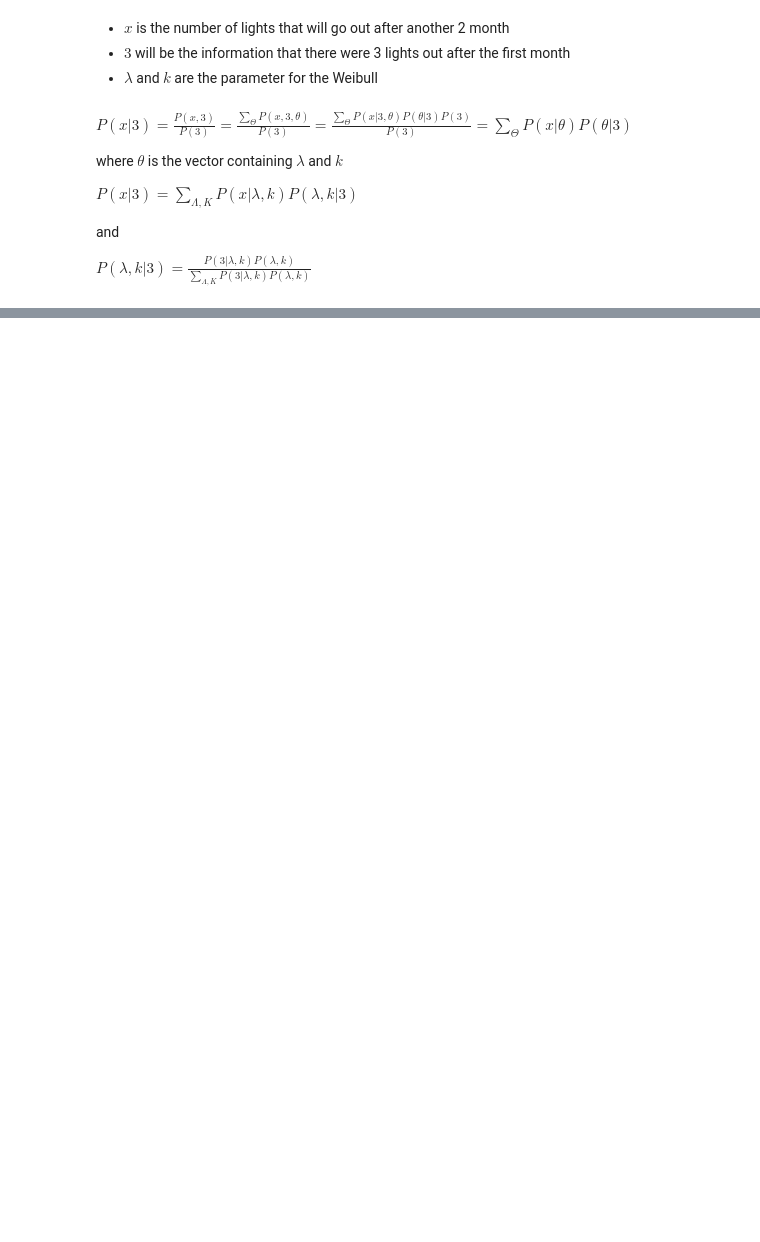
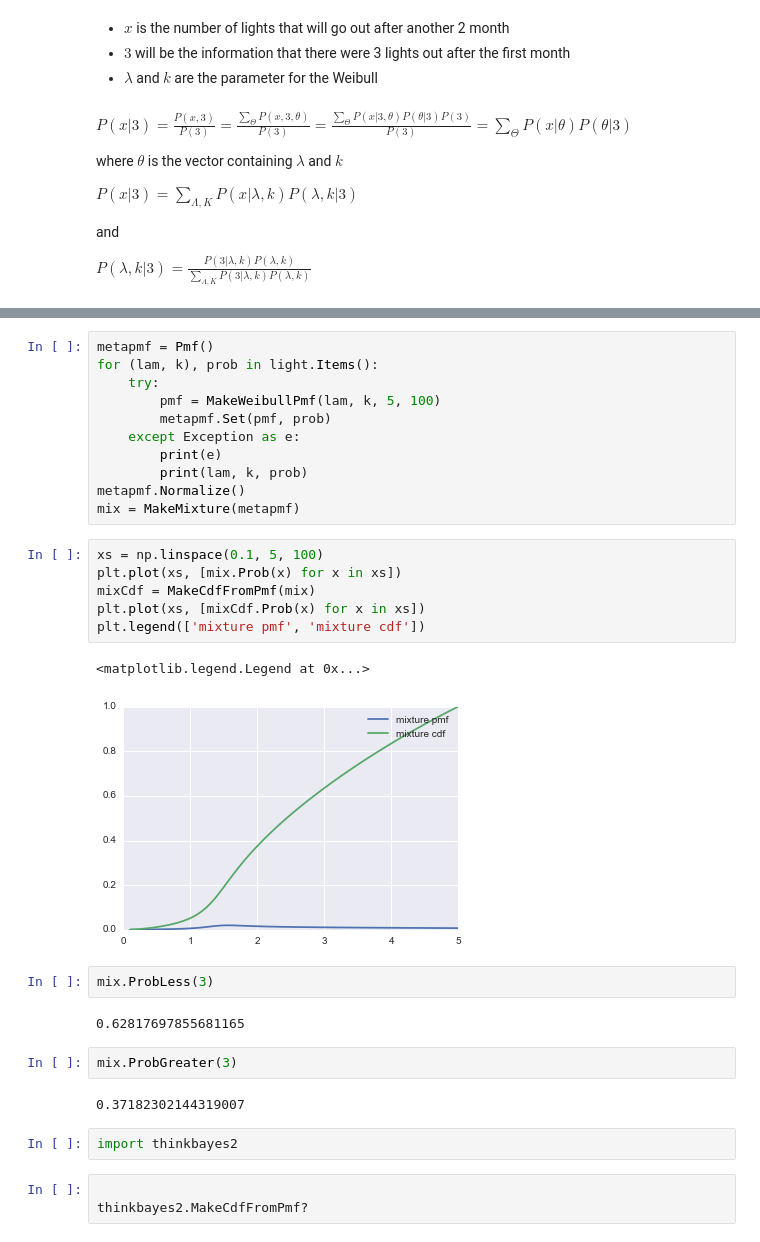
Before and after one commit to atremblay/ThinkBayes2, a Jupyter notebook: Chapter 7 - Exercices.ipynb, the cells around one changed output, grey strips where cells are left out. Saved outputs shown, nothing was run; the diff lists cells and outputs as text; blank space fills up the shorter version.

```diff
--- a/Chapter 7 - Exercices.ipynb
+++ b/Chapter 7 - Exercices.ipynb
@@ -257,0 +335,33 @@ V
+# %%
+metapmf = Pmf()
+for (lam, k), prob in light.Items():
+    try:
+        pmf = MakeWeibullPmf(lam, k, 5, 100)
+        metapmf.Set(pmf, prob)
+    except Exception as e:
+        print(e)
+        print(lam, k, prob)
+metapmf.Normalize()
+mix = MakeMixture(metapmf)
+# %%
+xs = np.linspace(0.1, 5, 100)
+plt.plot(xs, [mix.Prob(x) for x in xs])
+mixCdf = MakeCdfFromPmf(mix)
+plt.plot(xs, [mixCdf.Prob(x) for x in xs])
+plt.legend(['mixture pmf', 'mixture cdf'])
+# %% [output]
+<matplotlib.legend.Legend at 0x...>
+[figure, added]
+# %%
+mix.ProbLess(3)
+# %% [output]
+0.62817697855681165
+# %%
+mix.ProbGreater(3)
+# %% [output]
+0.37182302144319007
+# %%
+import thinkbayes2
+# %%
+
+thinkbayes2.MakeCdfFromPmf?
```
Also changed, not shown: parts of 18 cells of this notebook.
